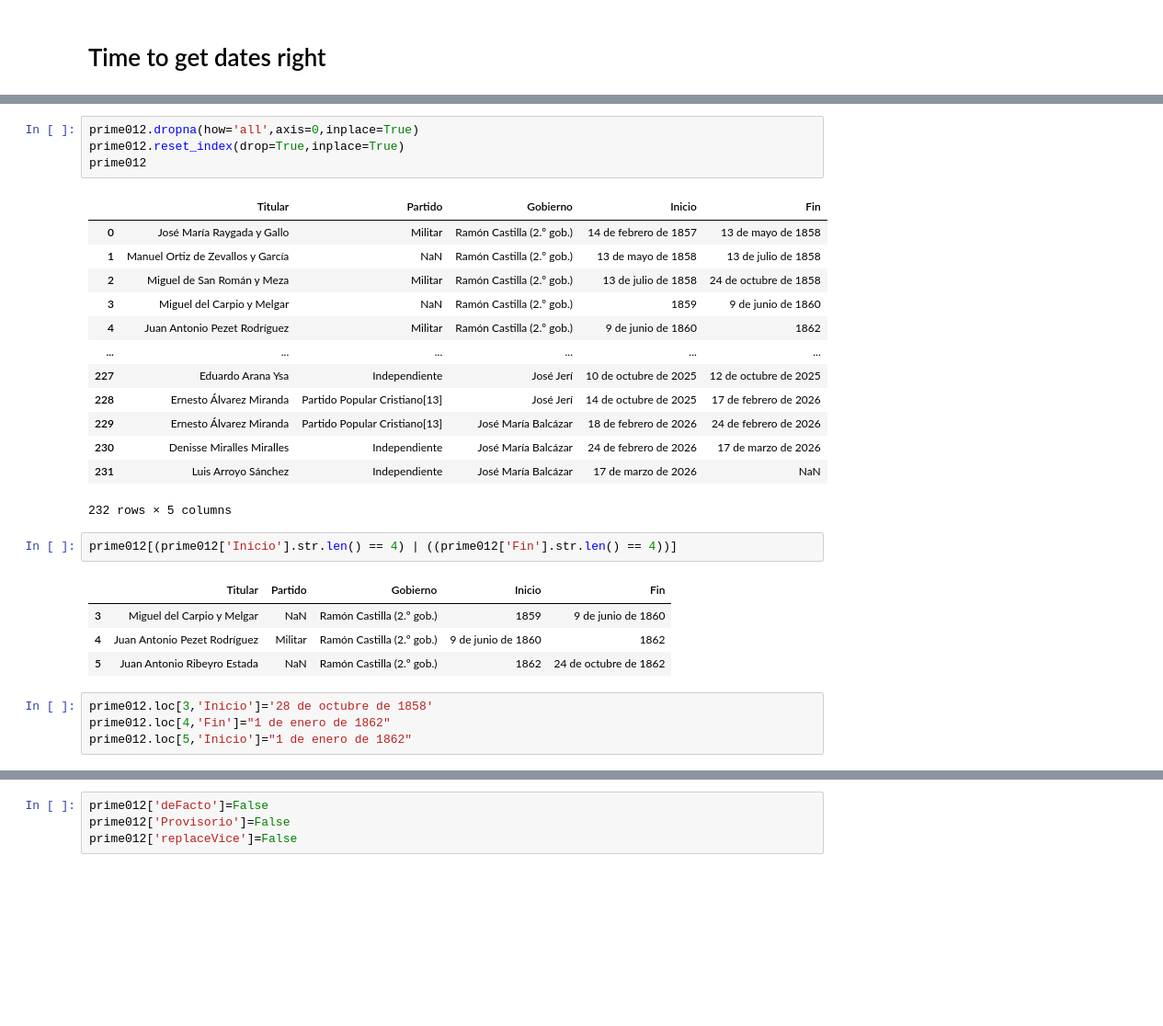
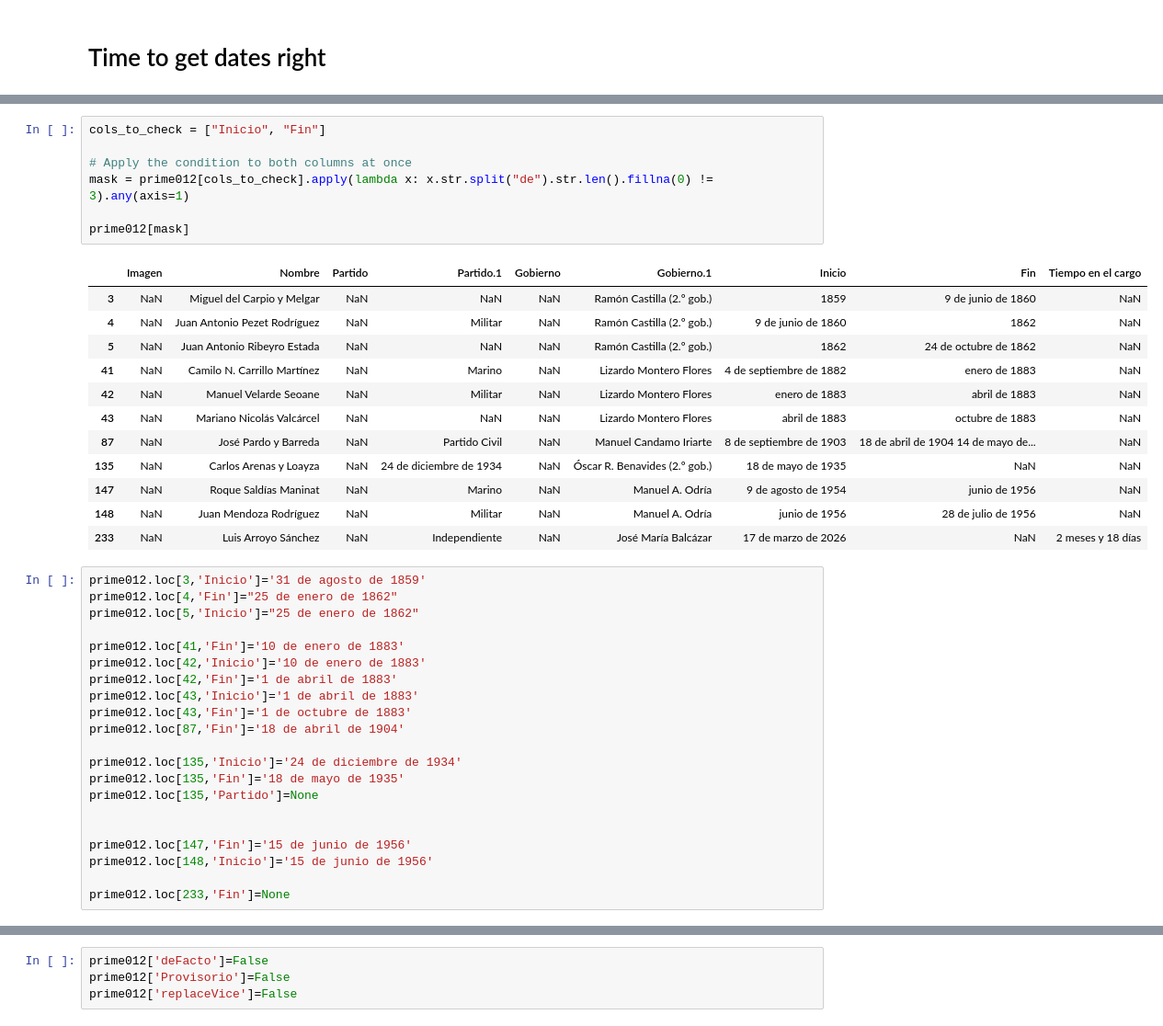
Before and after one commit to PULSO-PUCP/pcm_history, a Jupyter notebook: scrapePrimer.ipynb, the cells around one changed output, grey strips where cells are left out. Shown at 92% size. Saved outputs shown, nothing was run; the diff lists cells and outputs as text; blank space fills up the shorter version.

```diff
--- a/scrapePrimer.ipynb
+++ b/scrapePrimer.ipynb
@@ -100,30 +142,42 @@ prime012
-# %%
-prime012.dropna(how='all',axis=0,inplace=True)
-prime012.reset_index(drop=True,inplace=True)
-prime012
-# %% [output]
-|  | Titular | Partido | Gobierno | Inicio | Fin |
-| 0 | José María Raygada y Gallo | Militar | Ramón Castilla (2.º gob.) | 14 de febrero de 1857 | 13 de mayo de 1858 |
-| 1 | Manuel Ortiz de Zevallos y García | NaN | Ramón Castilla (2.º gob.) | 13 de mayo de 1858 | 13 de julio de 1858 |
-| 2 | Miguel de San Román y Meza | Militar | Ramón Castilla (2.º gob.) | 13 de julio de 1858 | 24 de octubre de 1858 |
-| 3 | Miguel del Carpio y Melgar | NaN | Ramón Castilla (2.º gob.) | 1859 | 9 de junio de 1860 |
-| 4 | Juan Antonio Pezet Rodríguez | Militar | Ramón Castilla (2.º gob.) | 9 de junio de 1860 | 1862 |
-| ... | ... | ... | ... | ... | ... |
-| 227 | Eduardo Arana Ysa | Independiente | José Jerí | 10 de octubre de 2025 | 12 de octubre de 2025 |
-| 228 | Ernesto Álvarez Miranda | Partido Popular Cristiano[13] | José Jerí | 14 de octubre de 2025 | 17 de febrero de 2026 |
-| 229 | Ernesto Álvarez Miranda | Partido Popular Cristiano[13] | José María Balcázar | 18 de febrero de 2026 | 24 de febrero de 2026 |
-| 230 | Denisse Miralles Miralles | Independiente | José María Balcázar | 24 de febrero de 2026 | 17 de marzo de 2026 |
-| 231 | Luis Arroyo Sánchez | Independiente | José María Balcázar | 17 de marzo de 2026 | NaN |
-232 rows × 5 columns
-# %%
-prime012[(prime012['Inicio'].str.len() == 4) | ((prime012['Fin'].str.len() == 4))]
-# %% [output]
-|  | Titular | Partido | Gobierno | Inicio | Fin |
-| 3 | Miguel del Carpio y Melgar | NaN | Ramón Castilla (2.º gob.) | 1859 | 9 de junio de 1860 |
-| 4 | Juan Antonio Pezet Rodríguez | Militar | Ramón Castilla (2.º gob.) | 9 de junio de 1860 | 1862 |
-| 5 | Juan Antonio Ribeyro Estada | NaN | Ramón Castilla (2.º gob.) | 1862 | 24 de octubre de 1862 |
+# %%
+cols_to_check = ["Inicio", "Fin"]
+
+# Apply the condition to both columns at once
+mask = prime012[cols_to_check].apply(lambda x: x.str.split("de").str.len().fillna(0) != 3).any(axis=1)
+
+prime012[mask]
+# %% [output]
+|  | Imagen | Nombre | Partido | Partido.1 | Gobierno | Gobierno.1 | Inicio | Fin | Tiempo en el cargo |
+| 3 | NaN | Miguel del Carpio y Melgar | NaN | NaN | NaN | Ramón Castilla (2.º gob.) | 1859 | 9 de junio de 1860 | NaN |
+| 4 | NaN | Juan Antonio Pezet Rodríguez | NaN | Militar | NaN | Ramón Castilla (2.º gob.) | 9 de junio de 1860 | 1862 | NaN |
+| 5 | NaN | Juan Antonio Ribeyro Estada | NaN | NaN | NaN | Ramón Castilla (2.º gob.) | 1862 | 24 de octubre de 1862 | NaN |
+| 41 | NaN | Camilo N. Carrillo Martínez | NaN | Marino | NaN | Lizardo Montero Flores | 4 de septiembre de 1882 | enero de 1883 | NaN |
+| 42 | NaN | Manuel Velarde Seoane | NaN | Militar | NaN | Lizardo Montero Flores | enero de 1883 | abril de 1883 | NaN |
+| 43 | NaN | Mariano Nicolás Valcárcel | NaN | NaN | NaN | Lizardo Montero Flores | abril de 1883 | octubre de 1883 | NaN |
+| 87 | NaN | José Pardo y Barreda | NaN | Partido Civil | NaN | Manuel Candamo Iriarte | 8 de septiembre de 1903 | 18 de abril de 1904 14 de mayo de... | NaN |
+| 135 | NaN | Carlos Arenas y Loayza | NaN | 24 de diciembre de 1934 | NaN | Óscar R. Benavides (2.º gob.) | 18 de mayo de 1935 | NaN | NaN |
+| 147 | NaN | Roque Saldías Maninat | NaN | Marino | NaN | Manuel A. Odría | 9 de agosto de 1954 | junio de 1956 | NaN |
+| 148 | NaN | Juan Mendoza Rodríguez | NaN | Militar | NaN | Manuel A. Odría | junio de 1956 | 28 de julio de 1956 | NaN |
+| 233 | NaN | Luis Arroyo Sánchez | NaN | Independiente | NaN | José María Balcázar | 17 de marzo de 2026 | NaN | 2 meses y 18 días |
 # %%
-prime012.loc[3,'Inicio']='28 de octubre de 1858'
-prime012.loc[4,'Fin']="1 de enero de 1862"
-prime012.loc[5,'Inicio']="1 de enero de 1862"
+prime012.loc[3,'Inicio']='31 de agosto de 1859'
+prime012.loc[4,'Fin']="25 de enero de 1862"
+prime012.loc[5,'Inicio']="25 de enero de 1862"
+
+prime012.loc[41,'Fin']='10 de enero de 1883'
+prime012.loc[42,'Inicio']='10 de enero de 1883'
+prime012.loc[42,'Fin']='1 de abril de 1883'
+prime012.loc[43,'Inicio']='1 de abril de 1883'
+prime012.loc[43,'Fin']='1 de octubre de 1883'
+prime012.loc[87,'Fin']='18 de abril de 1904'
+
+prime012.loc[135,'Inicio']='24 de diciembre de 1934'
+prime012.loc[135,'Fin']='18 de mayo de 1935'
+prime012.loc[135,'Partido']=None
+
+
+prime012.loc[147,'Fin']='15 de junio de 1956'
+prime012.loc[148,'Inicio']='15 de junio de 1956'
+
+prime012.loc[233,'Fin']=None
 # %%
```
Also changed, not shown: parts of 53 cells of this notebook, 7 other files.
